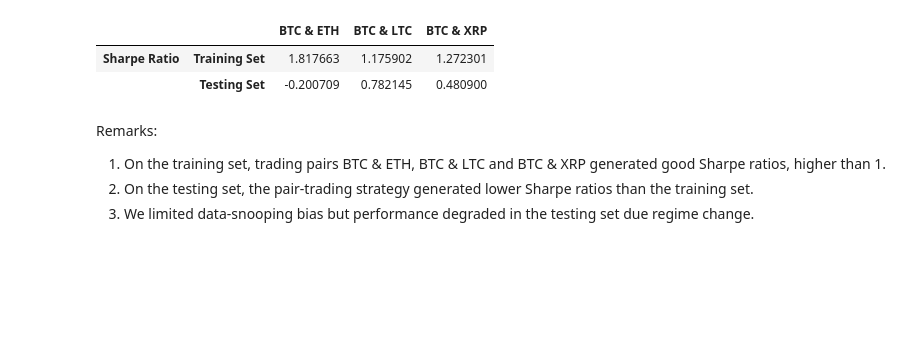
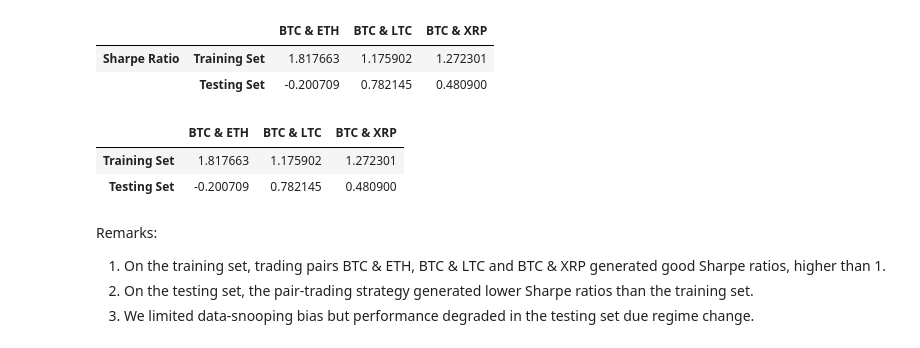
Before and after one commit to DinodC/pair-trading-cryptos, a Jupyter notebook: 02_pair_trading_cryptos.ipynb, the cells around one changed output. Drawn from its saved outputs; the diff is of its cells as text; code cells hidden in the pictures; blank space fills up the shorter version.

```diff
--- a/02_pair_trading_cryptos.ipynb
+++ b/02_pair_trading_cryptos.ipynb
@@ -331,6 +321,17 @@ sharpe
 |  |  | BTC & ETH | BTC & LTC | BTC & XRP |
 | Sharpe Ratio | Training Set | 1.817663 | 1.175902 | 1.272301 |
 |  | Testing Set | -0.200709 | 0.782145 | 0.480900 |
+# %%
+sharpe = pd.DataFrame({'BTC & ETH': [output['ETH']['sharpe training'], output['ETH']['sharpe testing']],
+                       'BTC & LTC': [output['LTC']['sharpe training'], output['LTC']['sharpe testing']],
+                       'BTC & XRP': [output['XRP']['sharpe training'], output['XRP']['sharpe testing']]},
+                      index=['Training Set', 'Testing Set'])
+# %%
+sharpe
+# %% [output]
+|  | BTC & ETH | BTC & LTC | BTC & XRP |
+| Training Set | 1.817663 | 1.175902 | 1.272301 |
+| Testing Set | -0.200709 | 0.782145 | 0.480900 |
 # %% [markdown]
 Remarks:
 1. On the training set, trading pairs BTC & ETH, BTC & LTC and BTC & XRP generated good Sharpe ratios, higher than 1.
```
Also changed, not shown: parts of 16 cells of this notebook, 7 other files.
